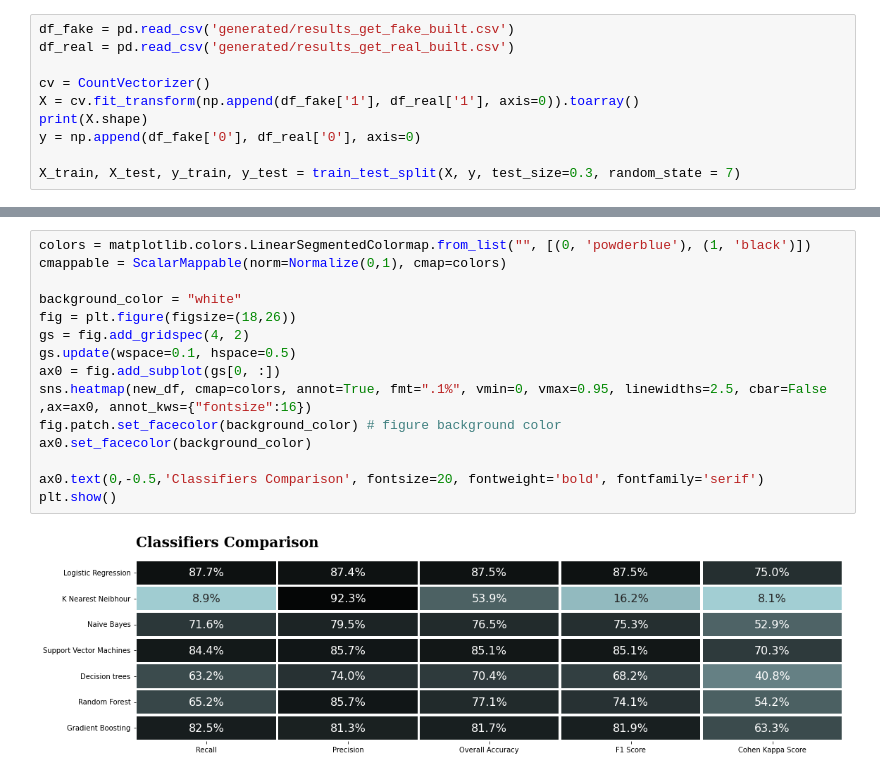
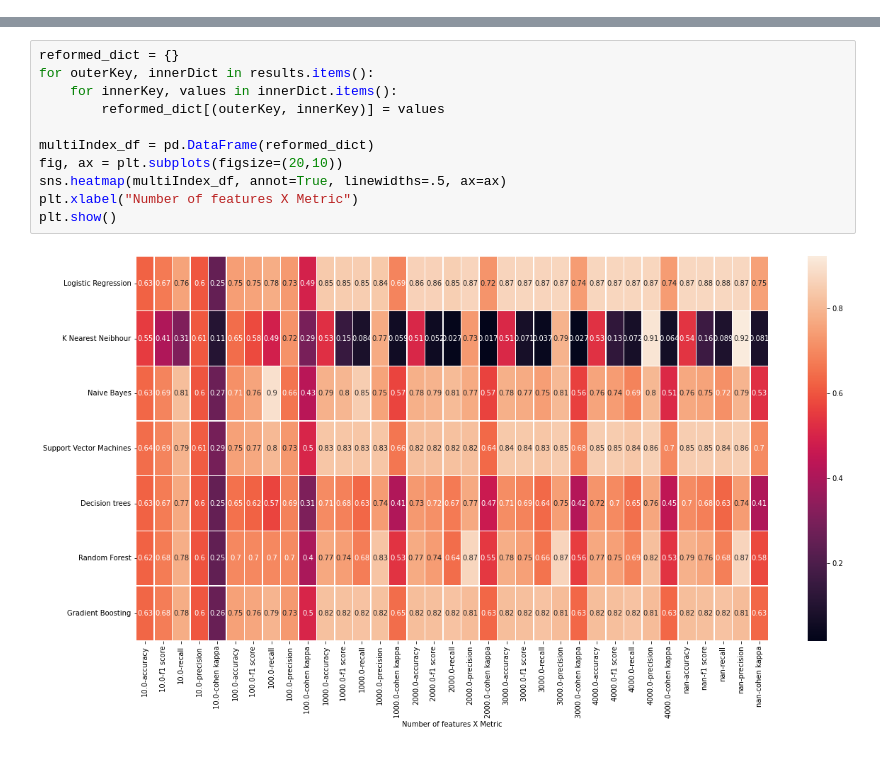
Before and after one commit to prbpedro/tcc_puc, a Jupyter notebook: src/fake_news/running_machine_learning_models.ipynb, the cells around one changed output, grey strips where cells are left out. Drawn from its saved outputs; the diff is of its cells as text.

```diff
--- a/src/fake_news/running_machine_learning_models.ipynb
+++ b/src/fake_news/running_machine_learning_models.ipynb
@@ -22,10 +22,0 @@ from sklearn.metrics import plot_confusion_matrix
-# %%
-df_fake = pd.read_csv('generated/results_get_fake_built.csv')
-df_real = pd.read_csv('generated/results_get_real_built.csv')
-
-cv = CountVectorizer()
-X = cv.fit_transform(np.append(df_fake['1'], df_real['1'], axis=0)).toarray()
-print(X.shape)
-y = np.append(df_fake['0'], df_real['0'], axis=0)
-
-X_train, X_test, y_train, y_test = train_test_split(X, y, test_size=0.3, random_state = 7)
@@ -78,17 +79,13 @@ new_df.index = classifiers.keys()
-# %%
-colors = matplotlib.colors.LinearSegmentedColormap.from_list("", [(0, 'powderblue'), (1, 'black')])
-cmappable = ScalarMappable(norm=Normalize(0,1), cmap=colors)
-
-background_color = "white"
-fig = plt.figure(figsize=(18,26))
-gs = fig.add_gridspec(4, 2)
-gs.update(wspace=0.1, hspace=0.5)
-ax0 = fig.add_subplot(gs[0, :])
-sns.heatmap(new_df, cmap=colors, annot=True, fmt=".1%", vmin=0, vmax=0.95, linewidths=2.5, cbar=False ,ax=ax0, annot_kws={"fontsize":16})
-fig.patch.set_facecolor(background_color) # figure background color
-ax0.set_facecolor(background_color)
-
-ax0.text(0,-0.5,'Classifiers Comparison', fontsize=20, fontweight='bold', fontfamily='serif')
-plt.show()
-# %% [output]
-[figure, removed]
+# %%
+reformed_dict = {}
+for outerKey, innerDict in results.items():
+    for innerKey, values in innerDict.items():
+        reformed_dict[(outerKey, innerKey)] = values
+
+multiIndex_df = pd.DataFrame(reformed_dict)
+fig, ax = plt.subplots(figsize=(20,10))
+sns.heatmap(multiIndex_df, annot=True, linewidths=.5, ax=ax)
+plt.xlabel("Number of features X Metric")
+plt.show()
+# %% [output]
+[figure, added]
```
Also changed, not shown: parts of 4 cells of this notebook.
